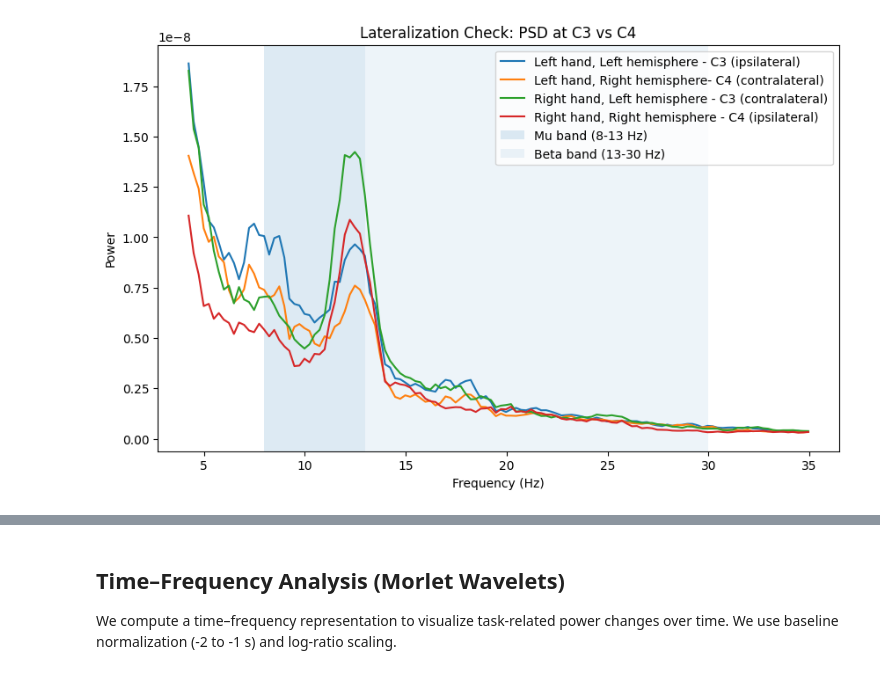
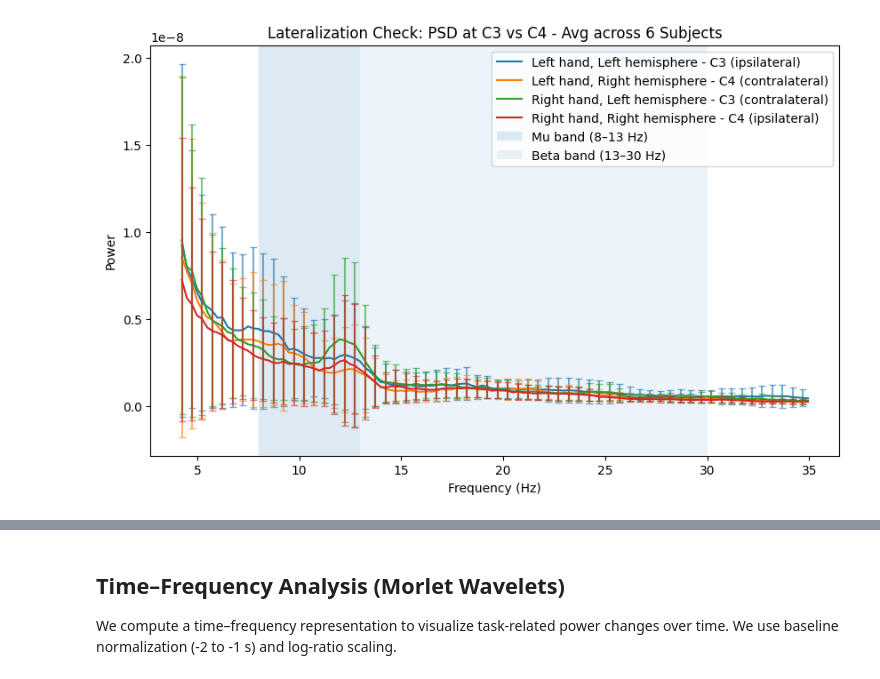
Before and after one commit to keeratkaurt/sensorimotor-erd-eeg-analysis, a Jupyter notebook: sensorimotor_eeg_analysis.ipynb, the cells around one changed output, grey strips where cells are left out. Saved outputs shown, nothing was run; the diff lists cells and outputs as text; code cells hidden in the pictures.

```diff
--- a/sensorimotor_eeg_analysis.ipynb
+++ b/sensorimotor_eeg_analysis.ipynb
@@ -137,0 +32,8 @@ We use a baseline window of **-2 to -1 seconds** before the event for normalizat
+# %%
+subjects = [1, 2, 3, 4, 5, 6]
+runs = [6]   # motor imagery run
+
+all_epochs_T0 = []
+all_epochs_T1 = []
+all_epochs_T2 = []
+all_epochs_task = []
@@ -176,13 +161,13 @@ We compute power spectral density (PSD) using Welch’s method to compare oscill
 # %%
 roi = ["C3", "Cz", "C4"]
 
-# collect PSD for all 6 subjects
 all_rest_psd = []
 all_task_psd = []
 
 for i in range(len(subjects)):
-    psd_rest = all_epochs_T0[i].copy().pick(roi).compute_psd(method="welch", fmin=4, fmax=35)
-    psd_task = all_epochs_task[i].copy().pick(roi).compute_psd(method="welch", fmin=4, fmax=35)
+    psd_rest = all_epochs_T0[i].copy().pick(roi).compute_psd(method="welch", fmin=4, fmax=35, verbose=False)
+    psd_task = all_epochs_task[i].copy().pick(roi).compute_psd(method="welch", fmin=4, fmax=35, verbose=False)
+
     all_rest_psd.append(psd_rest.get_data().mean(axis=(0, 1)))
     all_task_psd.append(psd_task.get_data().mean(axis=(0, 1)))
     freqs = psd_rest.freqs
@@ -195,13 +180,13 @@ rest_std = all_rest_psd.std(axis=0)
 task_mean = all_task_psd.mean(axis=0)
 task_std = all_task_psd.std(axis=0)
 
-plt.figure()
+plt.figure(figsize=(10, 5))
 plt.plot(freqs, rest_mean, label="Rest avg (T0, n=6)", color="blue")
 plt.fill_between(freqs, rest_mean - rest_std, rest_mean + rest_std, alpha=0.15, color="blue")
 plt.plot(freqs, task_mean, label="Task avg (T1+T2, n=6)", color="orange")
 plt.fill_between(freqs, task_mean - task_std, task_mean + task_std, alpha=0.15, color="orange")
-plt.axvspan(8, 12, alpha=0.15, color="green", label="Mu (8-12 Hz)")
-plt.axvspan(13, 30, alpha=0.08, color="green", label="Beta (13-30 Hz)")
+plt.axvspan(8, 12, alpha=0.15, color="green", label="Mu (8–12 Hz)")
+plt.axvspan(13, 30, alpha=0.08, color="green", label="Beta (13–30 Hz)")
 plt.xlabel("Frequency (Hz)")
 plt.ylabel("Power")
 plt.title("PSD: Rest vs Task (C3/Cz/C4)")
@@ -219,11 +205,10 @@ We compare PSD at **C3 vs C4** across task classes (T1 vs T2) to look for latera
 # %%
-# Compute average PSD for C3 and C4 across 6 subjects
-c3_T1 = np.array([all_epochs_T1[i].copy().pick(['C3']).compute_psd(fmin=4, fmax=35).get_data().mean(axis=(0, 1)) for i in range(len(subjects))])
-c4_T1 = np.array([all_epochs_T1[i].copy().pick(['C4']).compute_psd(fmin=4, fmax=35).get_data().mean(axis=(0, 1)) for i in range(len(subjects))])
-c3_T2 = np.array([all_epochs_T2[i].copy().pick(['C3']).compute_psd(fmin=4, fmax=35).get_data().mean(axis=(0, 1)) for i in range(len(subjects))])
-c4_T2 = np.array([all_epochs_T2[i].copy().pick(['C4']).compute_psd(fmin=4, fmax=35).get_data().mean(axis=(0, 1)) for i in range(len(subjects))])
+c3_T1 = np.array([all_epochs_T1[i].copy().pick(["C3"]).compute_psd(fmin=4, fmax=35, verbose=False).get_data().mean(axis=(0, 1)) for i in range(len(subjects))])
+c4_T1 = np.array([all_epochs_T1[i].copy().pick(["C4"]).compute_psd(fmin=4, fmax=35, verbose=False).get_data().mean(axis=(0, 1)) for i in range(len(subjects))])
+c3_T2 = np.array([all_epochs_T2[i].copy().pick(["C3"]).compute_psd(fmin=4, fmax=35, verbose=False).get_data().mean(axis=(0, 1)) for i in range(len(subjects))])
+c4_T2 = np.array([all_epochs_T2[i].copy().pick(["C4"]).compute_psd(fmin=4, fmax=35, verbose=False).get_data().mean(axis=(0, 1)) for i in range(len(subjects))])
 
-freqs_lat = all_epochs_T1[0].copy().pick(['C3']).compute_psd(fmin=4, fmax=35).freqs
+freqs_lat = all_epochs_T1[0].copy().pick(["C3"]).compute_psd(fmin=4, fmax=35, verbose=False).freqs
 
 c3_T1_avg, c3_T1_std = c3_T1.mean(axis=0), c3_T1.std(axis=0)
 c4_T1_avg, c4_T1_std = c4_T1.mean(axis=0), c4_T1.std(axis=0)
@@ -234,56 +219,23 @@ step = 2
 idx = np.arange(0, len(freqs_lat), step)
 
 fig, ax = plt.subplots(figsize=(10, 6))
+ax.plot(freqs_lat, c3_T1_avg, label="Left hand, Left hemisphere - C3 (ipsilateral)", color="tab:blue")
+ax.errorbar(freqs_lat[idx], c3_T1_avg[idx], yerr=c3_T1_std[idx], fmt="none", color="tab:blue", capsize=3, alpha=0.6)
 
-ax.plot(freqs_lat, c3_T1_avg, label='Left hand, Left hemisphere - C3 (ipsilateral)', color='tab:blue')
-ax.errorbar(freqs_lat[idx], c3_T1_avg[idx], yerr=c3_T1_std[idx], fmt='none', color='tab:blue', capsize=3, alpha=0.6)
+ax.plot(freqs_lat, c4_T1_avg, label="Left hand, Right hemisphere - C4 (contralateral)", color="tab:orange")
+ax.errorbar(freqs_lat[idx], c4_T1_avg[idx], yerr=c4_T1_std[idx], fmt="none", color="tab:orange", capsize=3, alpha=0.6)
 
-ax.plot(freqs_lat, c4_T1_avg, label='Left hand, Right hemisphere - C4 (contralateral)', color='tab:orange')
-ax.errorbar(freqs_lat[idx], c4_T1_avg[idx], yerr=c4_T1_std[idx], fmt='none', color='tab:orange', capsize=3, alpha=0.6)
+ax.plot(freqs_lat, c3_T2_avg, label="Right hand, Left hemisphere - C3 (contralateral)", color="tab:green")
+ax.errorbar(freqs_lat[idx], c3_T2_avg[idx], yerr=c3_T2_std[idx], fmt="none", color="tab:green", capsize=3, alpha=0.6)
 
-ax.plot(freqs_lat, c3_T2_avg, label='Right hand, Left hemisphere - C3 (contralateral)', color='tab:green')
-ax.errorbar(freqs_lat[idx], c3_T2_avg[idx], yerr=c3_T2_std[idx], fmt='none', color='tab:green', capsize=3, alpha=0.6)
+ax.plot(freqs_lat, c4_T2_avg, label="Right hand, Right hemisphere - C4 (ipsilateral)", color="tab:red")
+ax.errorbar(freqs_lat[idx], c4_T2_avg[idx], yerr=c4_T2_std[idx], fmt="none", color="tab:red", capsize=3, alpha=0.6)
 
-ax.plot(freqs_lat, c4_T2_avg, label='Right hand, Right hemisphere - C4 (ipsilateral)', color='tab:red')
-ax.errorbar(freqs_lat[idx], c4_T2_avg[idx], yerr=c4_T2_std[idx], fmt='none', color='tab:red', capsize=3, alpha=0.6)
-
-ax.axvspan(8, 13, alpha=0.15, label='Mu band (8-13 Hz)')
-ax.axvspan(13, 30, alpha=0.08, label='Beta band (13-30 Hz)')
-
-ax.set_title('Lateralization Check: PSD at C3 vs C4 - Avg across 6 Subjects')
-ax.set_xlabel('Frequency (Hz)')
-ax.set_ylabel('Power')
-ax.legend(loc='upper right')
+ax.axvspan(8, 13, alpha=0.15, label="Mu band (8–13 Hz)")
+ax.axvspan(13, 30, alpha=0.08, label="Beta band (13–30 Hz)")
+ax.set_title("Lateralization Check: PSD at C3 vs C4 - Avg across 6 Subjects")
+ax.set_xlabel("Frequency (Hz)")
+ax.set_ylabel("Power")
+ax.legend(loc="upper right")
 plt.show()
-
-psd_dict = {
-    'Left hand, Left hemisphere - C3 (ipsilateral)':    (c3_T1_avg, c3_T1_std, 'tab:blue'),
-    'Left hand, Right hemisphere - C4 (contralateral)': (c4_T1_avg, c4_T1_std, 'tab:orange'),
-    'Right hand, Left hemisphere - C3 (contralateral)': (c3_T2_avg, c3_T2_std, 'tab:green'),
-    'Right hand, Right hemisphere - C4 (ipsilateral)':  (c4_T2_avg, c4_T2_std, 'tab:red')
-}
-
-ymin = min(np.min(v[0]) for v in psd_dict.values())
-ymax = max(np.max(v[0]) for v in psd_dict.values())
-
-fig, axes = plt.subplots(2, 2, figsize=(12, 8), sharex=True, sharey=True)
-
-for ax, (title, (avg, std, color)) in zip(axes.ravel(), psd_dict.items()):
-    ax.plot(freqs_lat, avg, color=color, linewidth=2)
-    ax.errorbar(freqs_lat[idx], avg[idx], yerr=std[idx], fmt='none', color=color, capsize=3, alpha=0.6)
-    ax.axvspan(8, 13, alpha=0.15)
-    ax.axvspan(13, 30, alpha=0.08)
-    ax.set_title(title)
-    ax.set_xlim(4, 35)
-    ax.set_ylim(ymin, ymax)
-    ax.grid(alpha=0.3)
-
-for ax in axes[-1]:
-    ax.set_xlabel('Frequency (Hz)')
-for ax in axes[:, 0]:
-    ax.set_ylabel('Power')
-
-plt.suptitle('Motor Imagery PSD Comparison (C3 vs C4) - Avg across 6 Subjects', fontsize=14)
-plt.tight_layout()
-plt.show()
 # %% [output]
@@ -295 +242 @@ plt.show()
-[figure, old version]
+[figure, new version]
```
Also changed, not shown: parts of 30 cells of this notebook.
